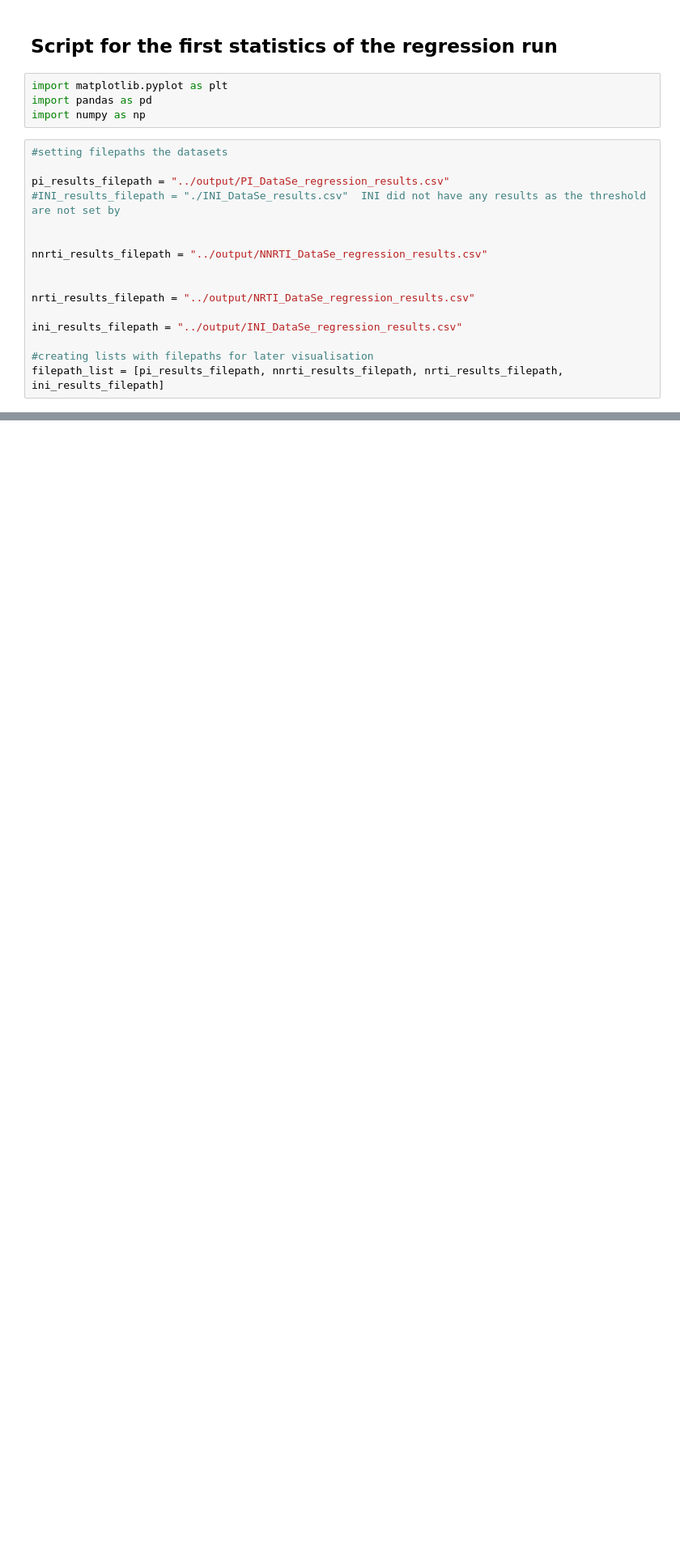
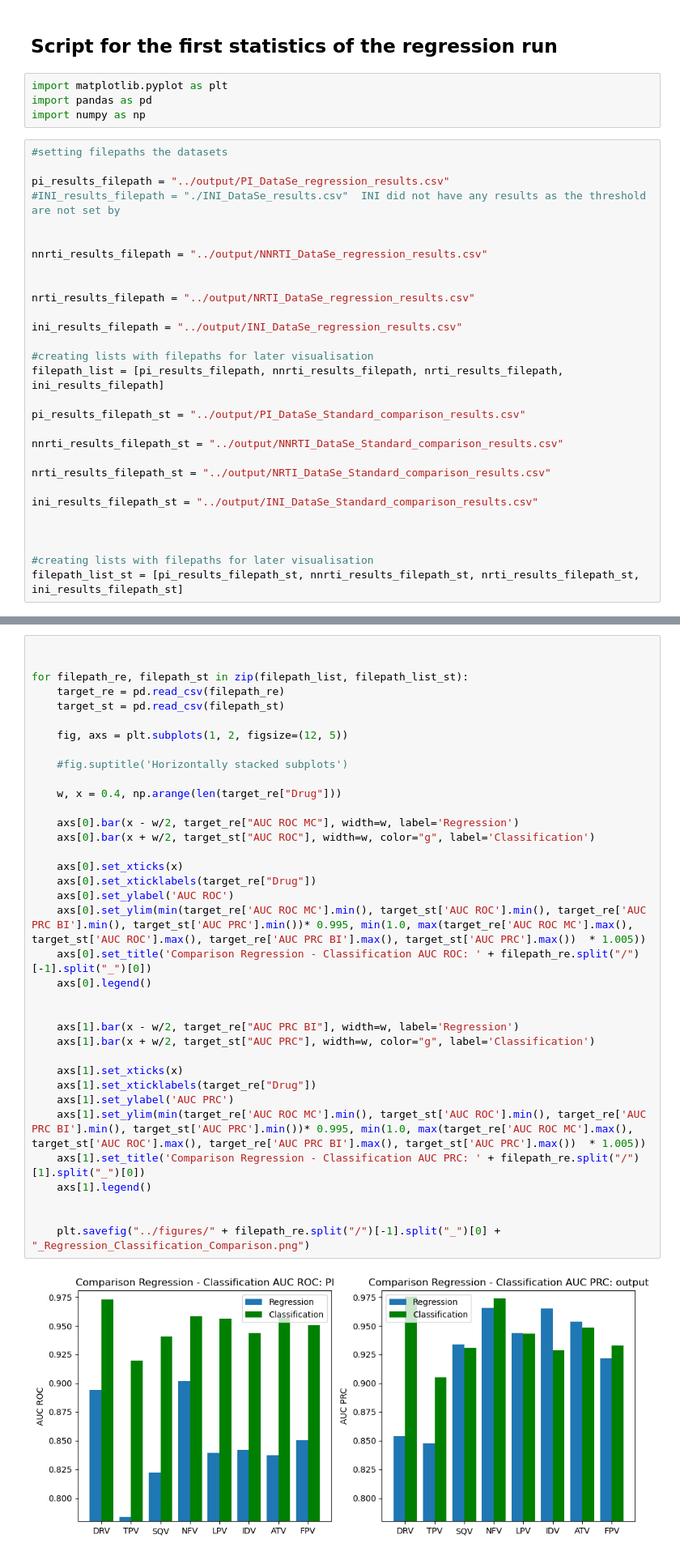
Before and after one commit to FloAvis/Masterthesis_TabPFN_HIV, a Jupyter notebook: statistics/Regression_statistics.ipynb, the cells around one changed output, grey strips where cells are left out. Shown at 81% size. Saved outputs shown, nothing was run; the diff lists cells and outputs as text; blank space fills up the shorter version.

```diff
--- a/statistics/Regression_statistics.ipynb
+++ b/statistics/Regression_statistics.ipynb
@@ -20,6 +20,19 @@ ini_results_filepath = "../output/INI_DataSe_regression_results.csv"
 
 #creating lists with filepaths for later visualisation
 filepath_list = [pi_results_filepath, nnrti_results_filepath, nrti_results_filepath, ini_results_filepath]
+
+pi_results_filepath_st = "../output/PI_DataSe_Standard_comparison_results.csv"
+
+nnrti_results_filepath_st = "../output/NNRTI_DataSe_Standard_comparison_results.csv"
+
+nrti_results_filepath_st = "../output/NRTI_DataSe_Standard_comparison_results.csv"
+
+ini_results_filepath_st = "../output/INI_DataSe_Standard_comparison_results.csv"
+
+
+
+#creating lists with filepaths for later visualisation
+filepath_list_st = [pi_results_filepath_st, nnrti_results_filepath_st, nrti_results_filepath_st, ini_results_filepath_st]
 # %%
 for filepath in filepath_list:
     target = pd.read_csv(filepath)
@@ -63,3 +76,41 @@ for filepath in filepath_list:
 [figure]
 [figure]
 [figure]
+# %%
+
+
+for filepath_re, filepath_st in zip(filepath_list, filepath_list_st):
+    target_re = pd.read_csv(filepath_re)
+    target_st = pd.read_csv(filepath_st)
+
+    fig, axs = plt.subplots(1, 2, figsize=(12, 5))
+
+    #fig.suptitle('Horizontally stacked subplots')
+
+    w, x = 0.4, np.arange(len(target_re["Drug"]))
+
+    axs[0].bar(x - w/2, target_re["AUC ROC MC"], width=w, label='Regression')
+    axs[0].bar(x + w/2, target_st["AUC ROC"], width=w, color="g", label='Classification')
+
+    axs[0].set_xticks(x)
+    axs[0].set_xticklabels(target_re["Drug"])
+    axs[0].set_ylabel('AUC ROC')
+    axs[0].set_ylim(min(target_re['AUC ROC MC'].min(), target_st['AUC ROC'].min(), target_re['AUC PRC BI'].min(), target_st['AUC PRC'].min())* 0.995, min(1.0, max(target_re['AUC ROC MC'].max(), target_st['AUC ROC'].max(), target_re['AUC PRC BI'].max(), target_st['AUC PRC'].max())  * 1.005))
+    axs[0].set_title('Comparison Regression - Classification AUC ROC: ' + filepath_re.split("/")[-1].split("_")[0])
+    axs[0].legend()
+
+
+    axs[1].bar(x - w/2, target_re["AUC PRC BI"], width=w, label='Regression')
+    axs[1].bar(x + w/2, target_st["AUC PRC"], width=w, color="g", label='Classification')
+
+    axs[1].set_xticks(x)
+    axs[1].set_xticklabels(target_re["Drug"])
+    axs[1].set_ylabel('AUC PRC')
+    axs[1].set_ylim(min(target_re['AUC ROC MC'].min(), target_st['AUC ROC'].min(), target_re['AUC PRC BI'].min(), target_st['AUC PRC'].min())* 0.995, min(1.0, max(target_re['AUC ROC MC'].max(), target_st['AUC ROC'].max(), target_re['AUC PRC BI'].max(), target_st['AUC PRC'].max())  * 1.005))
+    axs[1].set_title('Comparison Regression - Classification AUC PRC: ' + filepath_re.split("/")[1].split("_")[0])
+    axs[1].legend()
+
+
+    plt.savefig("../figures/" + filepath_re.split("/")[-1].split("_")[0] + "_Regression_Classification_Comparison.png")
+# %% [output]
+[figure, added]
```
Also changed, not shown: parts of 1 cell of this notebook, 4 other files.
